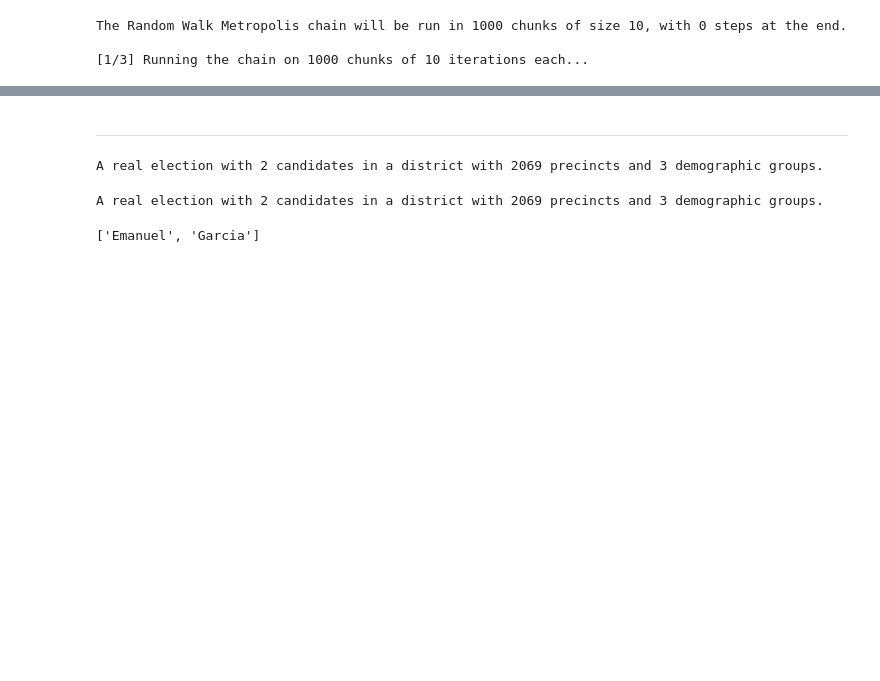
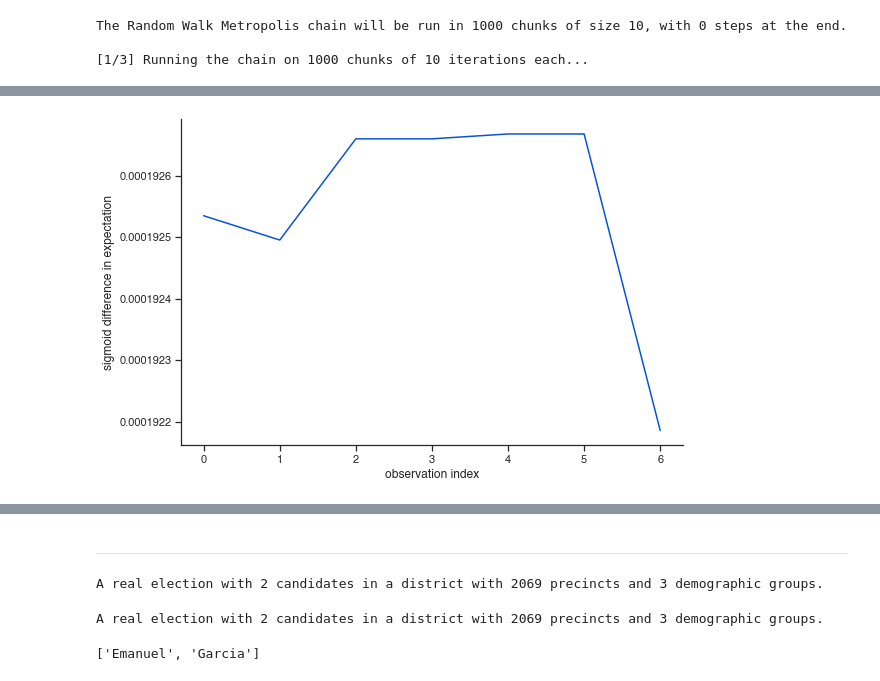
Before and after one commit to hangulu/thesis, a Jupyter notebook: code/case_experiments.ipynb, the cells around one changed output, grey strips where cells are left out. Drawn from its saved outputs; the diff is of its cells as text; code cells hidden in the pictures; blank space fills up the shorter version.

```diff
--- a/code/case_experiments.ipynb
+++ b/code/case_experiments.ipynb
@@ -91,0 +86,4 @@ cm_2019_ward_results = dvm.dvm_elections(cm_2019_ward, expec_scoring=True, n_ste
+# %%
+dvm_plot.trace_plot(cm_2019_ward_results['chain_results'])
+# %% [output]
+[figure, added]
```
Also changed, not shown: parts of 14 cells of this notebook, 2 other files.
